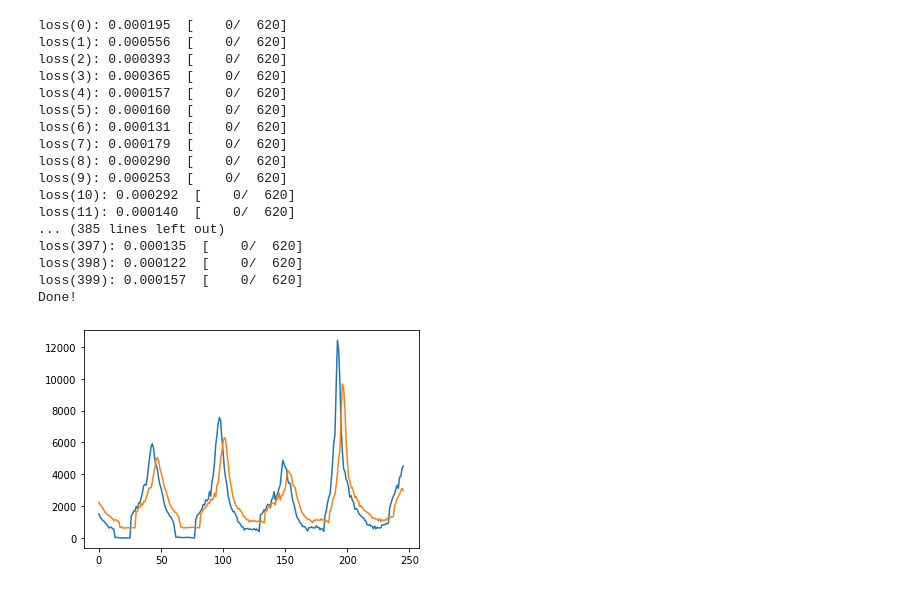
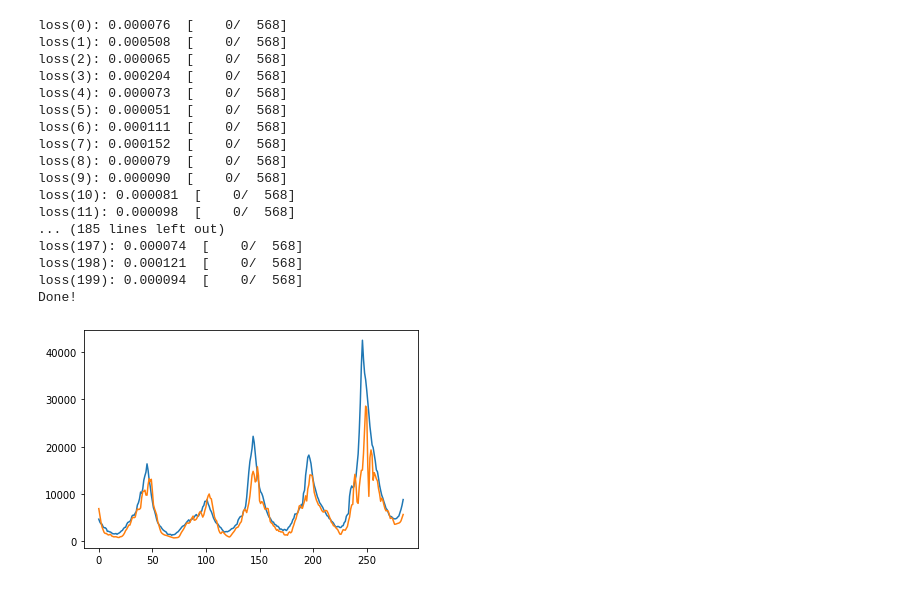
Before and after one commit to masonb13/NN_Forecasting, a Jupyter notebook: _RNNFuture.ipynb, the cells around one changed output. Drawn from its saved outputs; the diff is of its cells as text; code cells hidden in the pictures.

Commit message:
multi is now training I think

```diff
--- a/_RNNFuture.ipynb
+++ b/_RNNFuture.ipynb
@@ -29,7 +29,7 @@ class dataSetAll(Dataset):
 
     def __getitem__(self,idx):
         # idx = 0
-        return self.data[idx:idx+self.numFeat],self.data[idx+1:idx+self.numFeat+self.numOut]
+        return self.data[idx:idx+self.numFeat],self.data[idx+self.numFeat:idx+self.numFeat+self.numOut]
 
     def getNorm(self):
         return self.norm
@@ -37,15 +37,15 @@ class dataSetAll(Dataset):
 #create data loaders
 numFeat = 10
 numOut = 4
-batchSize = 128
-train_data = dataSetAll(1900,2010,numFeat,numOut)
+batchSize = 64
+train_data = dataSetAll(1900,2009,numFeat,numOut)
 train_dataloader = DataLoader(train_data, batch_size=batchSize,drop_last=False,shuffle=True)
 # %%
 # create our RNN based network with an RNN followed by a linear layer
 inputSize = 1
 sequenceLength = numFeat
 numLayers = 1
-hiddenSize = 64
+hiddenSize = 16
 
 class RNN(nn.Module):
     def __init__(self,inputSize,hiddenSize,numLayers,numOut,sequenceLength,future=0):
@@ -57,7 +57,7 @@ class RNN(nn.Module):
         self.future = future
         # print(batchSize,sequenceLength,inputSize)
         # self.LSTM = nn.LSTM(inputSize,hiddenSize,numLayers,batch_first=True)
-        self.rnn = nn.RNNCell(1,hiddenSize,nonlinearity='tanh')
+        self.rnn = nn.RNNCell(1,hiddenSize,nonlinearity='relu')
         # self.rnn2 = nn.RNNCell(1,hiddenSize,nonlinearity='tanh')
         self.fc = nn.Linear(hiddenSize,1)
 
@@ -70,7 +70,7 @@ class RNN(nn.Module):
         for input in x.split(1,dim=1):
             h_1 = self.rnn(input, h_1)
             out = self.fc(h_1)
-            outputs.append(out)
+        outputs.append(out)
             # h_2 = h_1
         for i in range(self.numOut-1):
             h_1 = self.rnn(out, h_1)
@@ -106,7 +106,7 @@ def train_loop(dataloader, model, loss_fn, optimizer,t):
             print(f"loss({t}): {loss:>7f}  [{current:>5d}/{size:>5d}]")
 # %%
 learning_rate = .001
-epochs = 400
+epochs = 200
 loss_fn = nn.MSELoss()
 optimizer = torch.optim.Adam(model.parameters(), lr=learning_rate)
 # print(list(model.parameters()))
@@ -120,22 +120,22 @@ for t in range(epochs):
 print("Done!")
 # print(list(model.parameters()))
 # %% [output]
-loss(0): 0.000195  [    0/  620]
-loss(1): 0.000556  [    0/  620]
-loss(2): 0.000393  [    0/  620]
-loss(3): 0.000365  [    0/  620]
-loss(4): 0.000157  [    0/  620]
-loss(5): 0.000160  [    0/  620]
-loss(6): 0.000131  [    0/  620]
-loss(7): 0.000179  [    0/  620]
-loss(8): 0.000290  [    0/  620]
-loss(9): 0.000253  [    0/  620]
-loss(10): 0.000292  [    0/  620]
-loss(11): 0.000140  [    0/  620]
-... (385 lines left out)
-loss(397): 0.000135  [    0/  620]
-loss(398): 0.000122  [    0/  620]
-loss(399): 0.000157  [    0/  620]
+loss(0): 0.000076  [    0/  568]
+loss(1): 0.000508  [    0/  568]
+loss(2): 0.000065  [    0/  568]
+loss(3): 0.000204  [    0/  568]
+loss(4): 0.000073  [    0/  568]
+loss(5): 0.000051  [    0/  568]
+loss(6): 0.000111  [    0/  568]
+loss(7): 0.000152  [    0/  568]
+loss(8): 0.000079  [    0/  568]
+loss(9): 0.000090  [    0/  568]
+loss(10): 0.000081  [    0/  568]
+loss(11): 0.000098  [    0/  568]
+... (185 lines left out)
+loss(197): 0.000074  [    0/  568]
+loss(198): 0.000121  [    0/  568]
+loss(199): 0.000094  [    0/  568]
 Done!
 # %%
 def test_loop(model):
@@ -147,36 +147,36 @@ def test_loop(model):
             Y = test_data[idx][1]
             feat = X[None,:]
             pred = model(feat)[0]
             plt.plot(Y)
             plt.plot(pred)
 
             plt.show()
 
 
 def graph(model):
-    test_data = dataSetAll(2000,2005,numFeat,numOut)
+    test_data = dataSetAll(2010,2100,numFeat,numOut)
     norm = test_data.getNorm()
     with torch.no_grad():
         predY = []
         actY = []
         for idx in range(len(test_data)):
             X = test_data[idx][0]
             y = test_data[idx][1]*norm
             feat = X[None,:]
 
             pred = model(feat)[0]*norm
             future = 3
 
-            predY.append(pred[numFeat-1::][future])
-            actY.append(y[numFeat-1::][future])
-            # predY.append(pred[future])
-            # actY.append(y[future])
+            # predY.append(pred[numFeat-1::][future])
+            # actY.append(y[numFeat-1::][future])
+            predY.append(pred[future])
+            actY.append(y[future])
 
         plt.plot(actY)
         plt.plot(predY)
         plt.show()
 
 graph(model)
 # test_loop(model)
 # %% [output]
-[figure, old version]
+[figure, new version]
```
Also changed, not shown: 2 other files.
